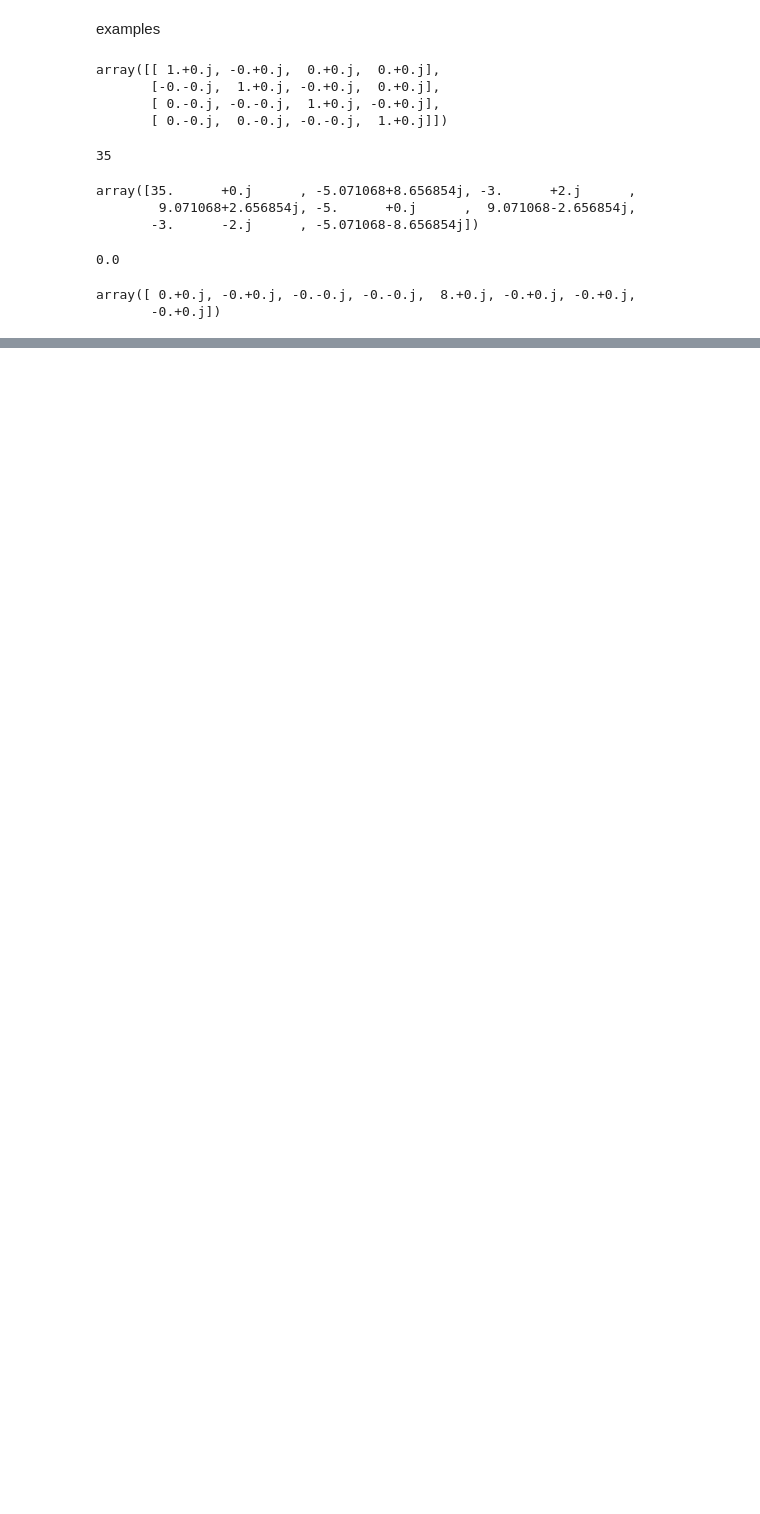
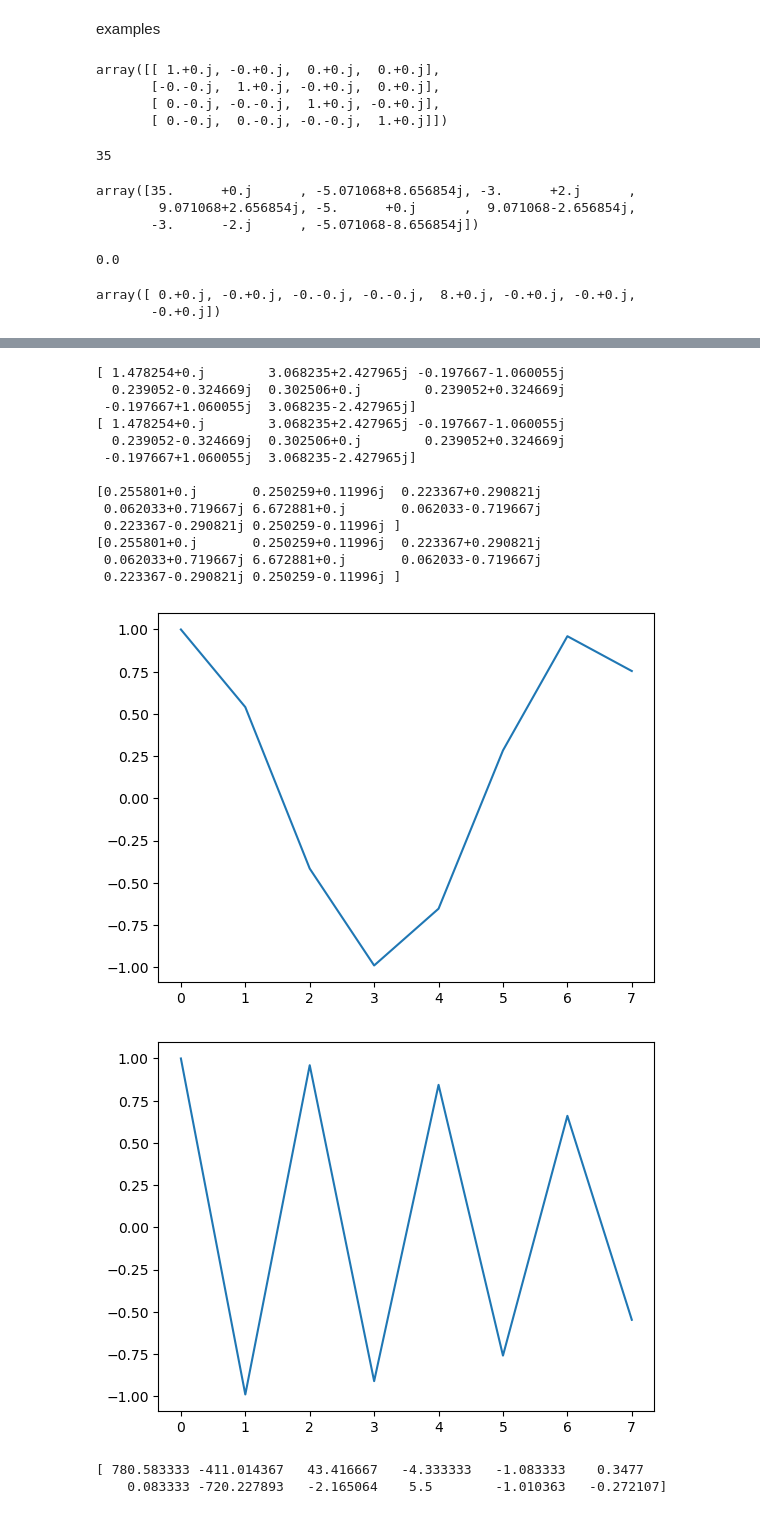
Before and after one commit to Chris0325/scientific_computing, a Jupyter notebook: heath/chapter_12.ipynb, the cells around one changed output, grey strips where cells are left out. Cells and saved outputs as stored; diff of their text form; code cells hidden in the pictures; blank space fills up the shorter version.

```diff
--- a/heath/chapter_12.ipynb
+++ b/heath/chapter_12.ipynb
@@ -58,0 +94,40 @@ array([ 0.+0.j, -0.+0.j, -0.-0.j, -0.-0.j,  8.+0.j, -0.+0.j, -0.+0.j,
+# %%
+for m in 1, 3:
+    s = np.cos(m * np.arange(8))
+    plt.figure()
+    plt.plot(s)
+    print(np.fft.fft(s))
+    print(generate_f(8) @ s)
+    print()
+# %% [output]
+[ 1.478254+0.j        3.068235+2.427965j -0.197667-1.060055j
+  0.239052-0.324669j  0.302506+0.j        0.239052+0.324669j
+ -0.197667+1.060055j  3.068235-2.427965j]
+[ 1.478254+0.j        3.068235+2.427965j -0.197667-1.060055j
+  0.239052-0.324669j  0.302506+0.j        0.239052+0.324669j
+ -0.197667+1.060055j  3.068235-2.427965j]
+
+[0.255801+0.j       0.250259+0.11996j  0.223367+0.290821j
+ 0.062033+0.719667j 6.672881+0.j       0.062033-0.719667j
+ 0.223367-0.290821j 0.250259-0.11996j ]
+[0.255801+0.j       0.250259+0.11996j  0.223367+0.290821j
+ 0.062033+0.719667j 6.672881+0.j       0.062033-0.719667j
+ 0.223367-0.290821j 0.250259-0.11996j ]
+[figure, added]
+[figure, added]
+# %%
+# 12.2
+# (a)
+ts = [0, 30, 60, 90, 120, 150, 180, 210, 240, 270, 300, 330]
+xs = [408, 89, -66, 10, 338, 807, 1238, 1511, 1583, 1462, 1183, 804]
+
+A = np.zeros((12, 12))
+for i in range(12):
+    A[i, :7] = np.cos(2 * np.pi / 360 * np.arange(7) * ts[i])
+    A[i, 7:] = np.sin(2 * np.pi / 360 * np.arange(1, 6) * ts[i])
+
+ps = la.solve(A, xs)
+print(ps)
+# %% [output]
+[ 780.583333 -411.014367   43.416667   -4.333333   -1.083333    0.3477
+    0.083333 -720.227893   -2.165064    5.5        -1.010363   -0.272107]
```
Also changed, not shown: parts of 24 cells of this notebook.
